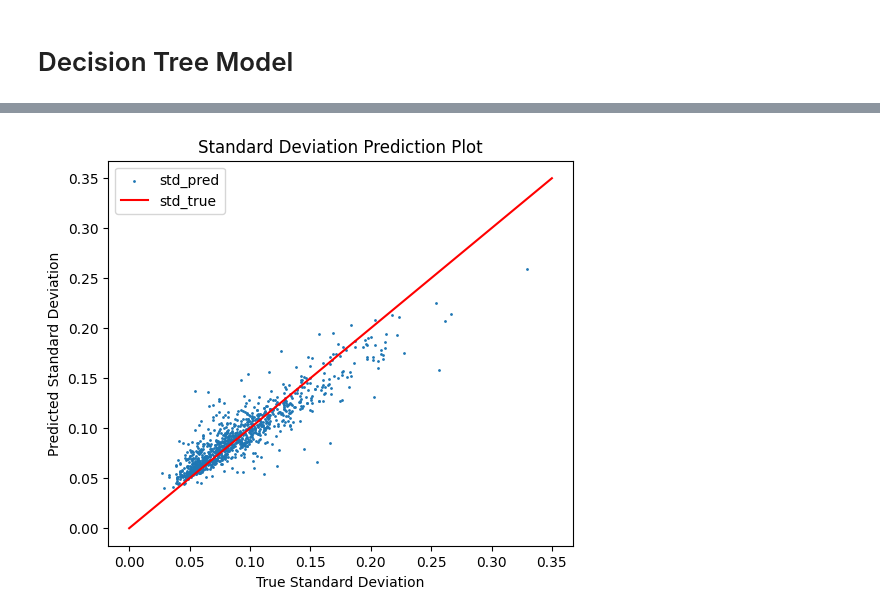
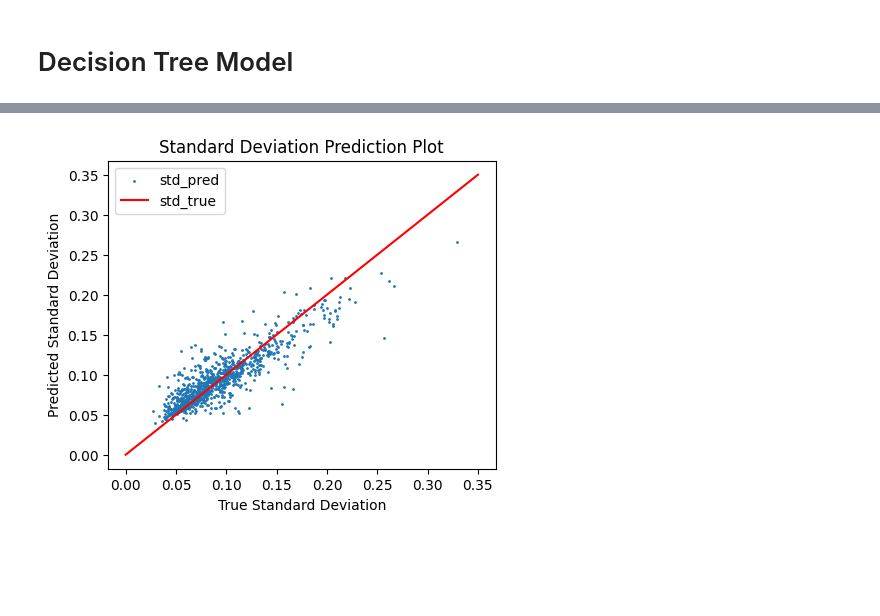
Before and after one commit to yang-jiaye/PCDetErrorModel, a Jupyter notebook: errorDTModel.ipynb, the cells around one changed output, grey strips where cells are left out. Drawn from its saved outputs; the diff is of its cells as text; code cells hidden in the pictures; blank space fills up the shorter version.

```diff
--- a/errorDTModel.ipynb
+++ b/errorDTModel.ipynb
@@ -10,7 +10,7 @@ import matplotlib.pyplot as plt
 import time
 # %%
 # Read Dataset
-data_path = "results_feature_grid.txt"
+data_path = "results/feature_std.txt"
 with open(data_path, "r") as file:
     lines = file.readlines()
 
@@ -35,7 +35,7 @@ X = df[['distance', 'intensity']]
 y = df['std']
 
 # Split the dataset into training and testing sets
-X_train, X_test, y_train, y_test = train_test_split(X, y, test_size=0.2, random_state=42)
+X_train, X_test, y_train, y_test = train_test_split(X, y, test_size=0.3, random_state=42)
 
 # Initialize and train the Random Forest Regressor model
 model = RandomForestRegressor(n_estimators=100, random_state=42)
@@ -144,21 +119,22 @@ plt.show()
 # %%
 data = {
     'distance': distanceList,
     'intensity': intensityList,
     'std': stdList
 }
 df = pd.DataFrame(data)
 X = df[['distance', 'intensity']]
 y = model.predict(X)
 stdList_pred = y.tolist()
 
-plt.figure(figsize=(6, 5))
+plt.figure(figsize=(5, 4))
 plt.scatter(stdList, stdList_pred, s=1, label='std_pred')
 plt.plot([0, 0.35], [0, 0.35], color='red', label='std_true')
 plt.ylabel('Predicted Standard Deviation')
 plt.xlabel('True Standard Deviation')
 plt.title('Standard Deviation Prediction Plot')
 plt.legend()
+plt.savefig('std_prediction_plot.png', dpi=100)
 plt.show()
 # %% [output]
-[figure, old version]
+[figure, new version]
```
Also changed, not shown: parts of 4 cells of this notebook, 2 other files.
